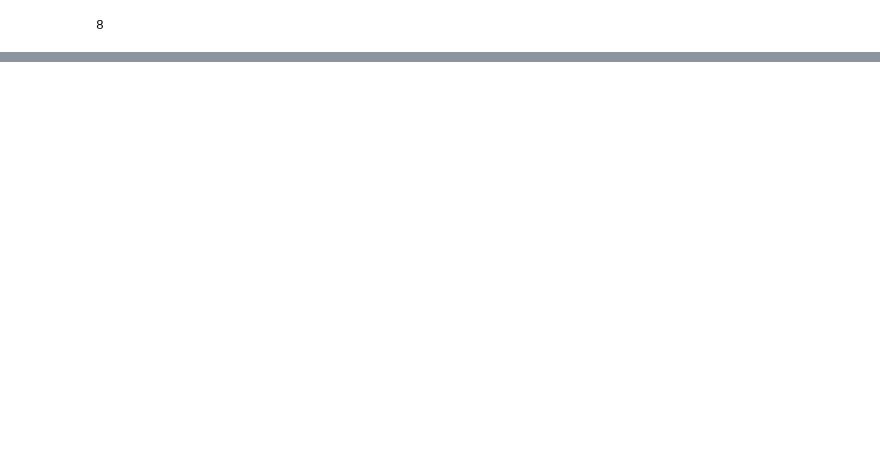
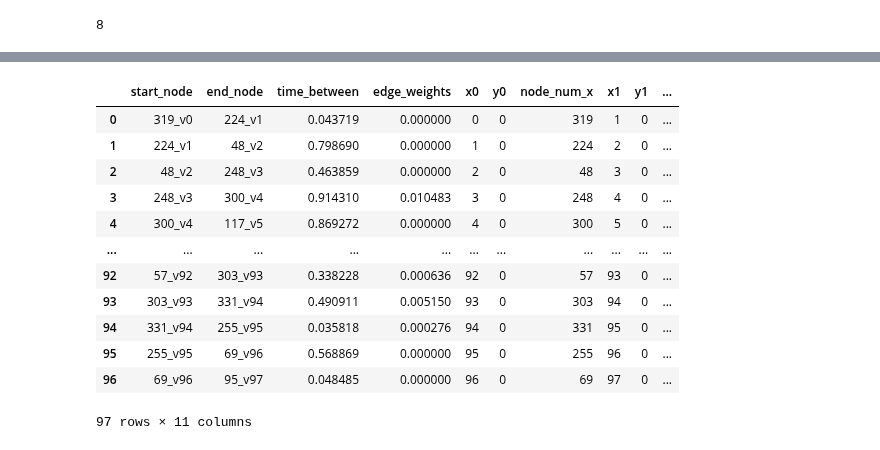
Before and after one commit to ZoeHancox/explainable_TGCNN, a Jupyter notebook: edge_activations.ipynb, the cells around one changed output, grey strips where cells are left out. Drawn from its saved outputs; the diff is of its cells as text; code cells hidden in the pictures; blank space fills up the shorter version.

```diff
--- a/edge_activations.ipynb
+++ b/edge_activations.ipynb
@@ -74,7 +95,7 @@ dense_tensor = np.flip(dense_tensor, axis=0) # change the most recent events to
 # %%
-filters_4d = ga.make_filts_4d(filters, filter_size, max_event_codes)
+f = ga.get_and_reshape_filt(filters_4d, max_act_filt_num, filt_type='median')
+f = tf.cast(f, dtype=tf.float16)
 
-f = ga.get_and_reshape_filt(filters_4d, max_act_filt_num)
 edge_act_graph = ga.filt_times_pat(f, dense_tensor, filter_size, max_timesteps, stride)
 # %%
 edges_df = ga.create_edges_df_ga(dense_tensor, edge_act_graph)
@@ -91,0 +113,16 @@ ga.plot_edge_act_plotly(edge_pos_df, pos_df, read_code_pos_df, years_in_advance,
+# %%
+edge_pos_df
+# %% [output]
+|  | start_node | end_node | time_between | edge_weights | x0 | y0 | node_num_x | x1 | y1 | ... |
+| 0 | 319_v0 | 224_v1 | 0.043719 | 0.000000 | 0 | 0 | 319 | 1 | 0 | ... |
+| 1 | 224_v1 | 48_v2 | 0.798690 | 0.000000 | 1 | 0 | 224 | 2 | 0 | ... |
+| 2 | 48_v2 | 248_v3 | 0.463859 | 0.000000 | 2 | 0 | 48 | 3 | 0 | ... |
+| 3 | 248_v3 | 300_v4 | 0.914310 | 0.010483 | 3 | 0 | 248 | 4 | 0 | ... |
+| 4 | 300_v4 | 117_v5 | 0.869272 | 0.000000 | 4 | 0 | 300 | 5 | 0 | ... |
+| ... | ... | ... | ... | ... | ... | ... | ... | ... | ... | ... |
+| 92 | 57_v92 | 303_v93 | 0.338228 | 0.000636 | 92 | 0 | 57 | 93 | 0 | ... |
+| 93 | 303_v93 | 331_v94 | 0.490911 | 0.005150 | 93 | 0 | 303 | 94 | 0 | ... |
+| 94 | 331_v94 | 255_v95 | 0.035818 | 0.000276 | 94 | 0 | 331 | 95 | 0 | ... |
+| 95 | 255_v95 | 69_v96 | 0.568869 | 0.000000 | 95 | 0 | 255 | 96 | 0 | ... |
+| 96 | 69_v96 | 95_v97 | 0.048485 | 0.000000 | 96 | 0 | 69 | 97 | 0 | ... |
+97 rows × 11 columns
```
Also changed, not shown: parts of 10 cells of this notebook, 14 other files.
